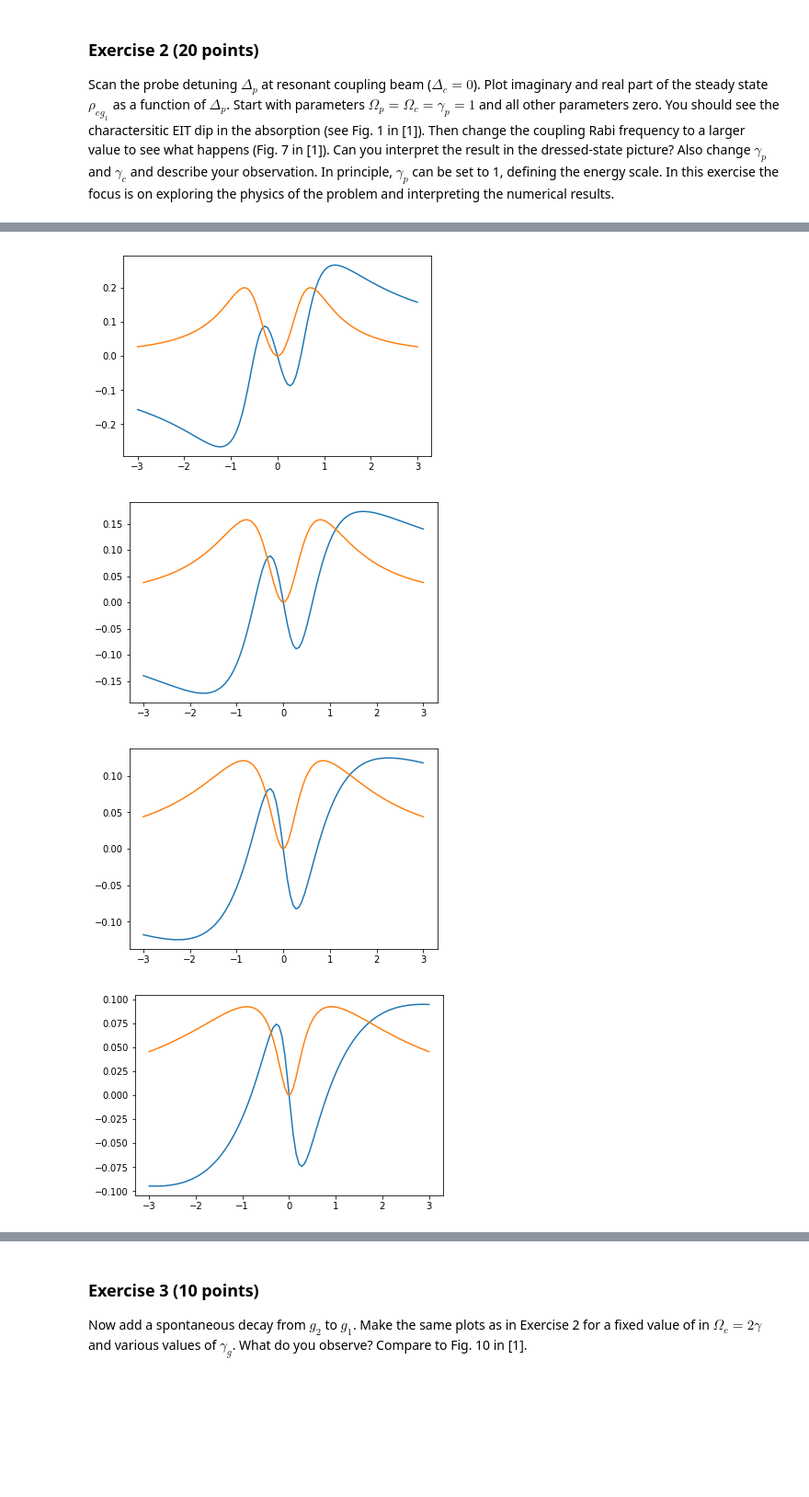
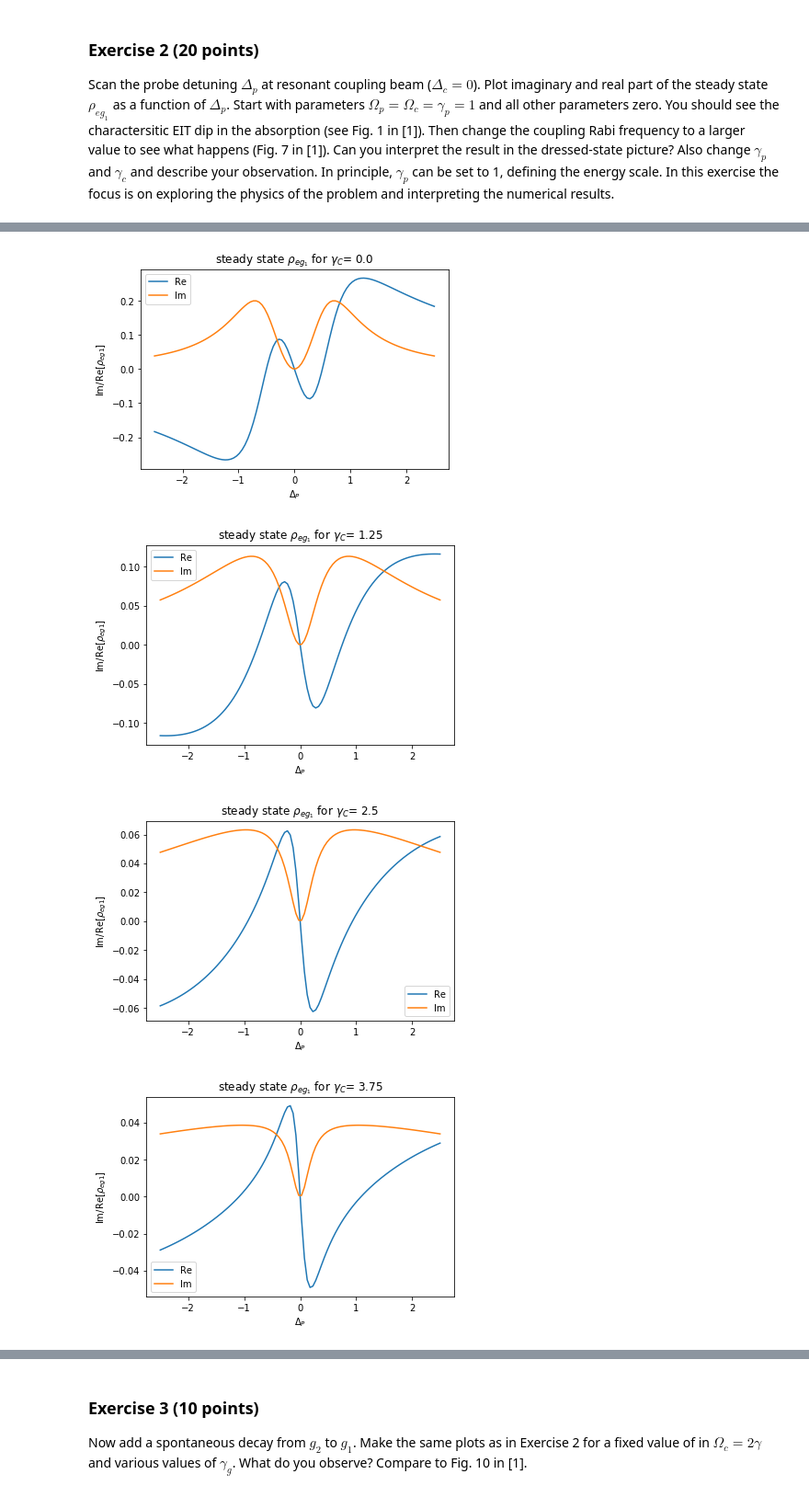
Before and after one commit to ml4cdeca/ComputationalQuantumDynamics, a Jupyter notebook: blatt9/exercise9.ipynb, the cells around one changed output, grey strips where cells are left out. Shown: that part at 92% size. Drawn from its saved outputs; the diff is of its cells as text; code cells hidden in the pictures; blank space fills up the shorter version.

```diff
--- a/blatt9/exercise9.ipynb
+++ b/blatt9/exercise9.ipynb
@@ -68,6 +68,7 @@ def jump_op(p,c,g):
 #definiton of hamilton matrix
 def hamiltonian(Omp,Omc,delc,delp):
     return np.array([[0,0,-Omp/2],[0,delp-delc,-Omc/2],[-Omp/2,-Omc/2,delp]])
+
 #righthandside calculation, the density matrix is given as a vector
 def righthandside(Hamilton,density,jump):
     density = np.reshape(density, (3,3))
@@ -76,7 +77,7 @@ def righthandside(Hamilton,density,jump):
     for jumpop in jump:
         righthand = righthand+(jumpop @ density @np.transpose(jumpop) -1/2*(np.transpose(jumpop) @ jumpop @ density +
         density @ np.transpose(jumpop) @ jumpop))
-    return np.reshape(righthand, (9))
+    return np.reshape(righthand,9)
 # %%
 #calculating the liouvillian matrix elements
 def liouvillian(Hamilton,jump):
@@ -120,7 +122,7 @@ Scan the probe detuning $\Delta_p$ at resonant coupling beam ($\Delta_c=0$). Plo
 # %%
 #defining parameters
 gamp,gamc,gamg= 1, 0, 0
-Delta_p,delc =np.linspace(-3,3,100),0
+Delta_p,delc =np.linspace(-2.5,2.5,100),0
 Omep,Omec=1,1
 
 #testing implementation with eg1 and plotting the steady state solutions real and imaginary part for different dp
@@ -145,6 +150,6 @@ Text(0,0.5,'steady state solution real/imaginary')
 # %%
-#looking at different omegac
-Omec = np.linspace(0.1,5,10)
+#observing the steady state for different rabi frequencies
+Omec = np.linspace(0.1,3,5)
 for omec in Omec:
     steady_real = []
     steady_imag = []
@@ -154,8 +159,11 @@ for omec in Omec:
         steady = steady_state(L)[6]
         steady_real.append(steady.real)
         steady_imag.append(steady.imag)
+
     #Plotting the results
-    plt.plot(Delta_p, steady_real)
     plt.plot(Delta_p, steady_imag)
+    plt.title(r"steady state $\rho_{eg_1}$ for $\Omega_C$= " +str(omec))
+    plt.ylabel(r"Im[$\rho_{eg1}$]")
+    plt.xlabel("$\Delta_P$")
     plt.show()
 # %% [output]
@@ -172,21 +179,26 @@ for omec in Omec:
 # %%
 #looking at different jump strenghts
-gamc = np.linspace(0,5,10)
+gamc = np.linspace(0,5,5)
 for gamma in gamc:
     steady_real = []
     steady_imag = []
     for dp in Delta_p:
         L = liouvillian(hamiltonian(Omep, 1,delc,dp),jump_op(gamp,gamma,gamg))
         #eg1 component of the steady state
         steady = steady_state(L)[6]
         steady_real.append(steady.real)
         steady_imag.append(steady.imag)
+
     #Plotting the results
-    plt.plot(Delta_p, steady_real)
-    plt.plot(Delta_p, steady_imag)
+    plt.plot(Delta_p, steady_real,label="Re")
+    plt.plot(Delta_p, steady_imag,label="Im")
+    plt.title(r"steady state $\rho_{eg_1}$ for $\gamma_C$= " +str(gamma))
+    plt.ylabel(r"Im/Re[$\rho_{eg1}$]")
+    plt.xlabel("$\Delta_P$")
+    plt.legend()
     plt.show()
 # %% [output]
-[figure, old version]
+[figure, new version]
-[figure, old version]
+[figure, new version]
-[figure, old version]
+[figure, new version]
-[figure, old version]
+[figure, new version]
```
Also changed, not shown: parts of 10 cells of this notebook.
